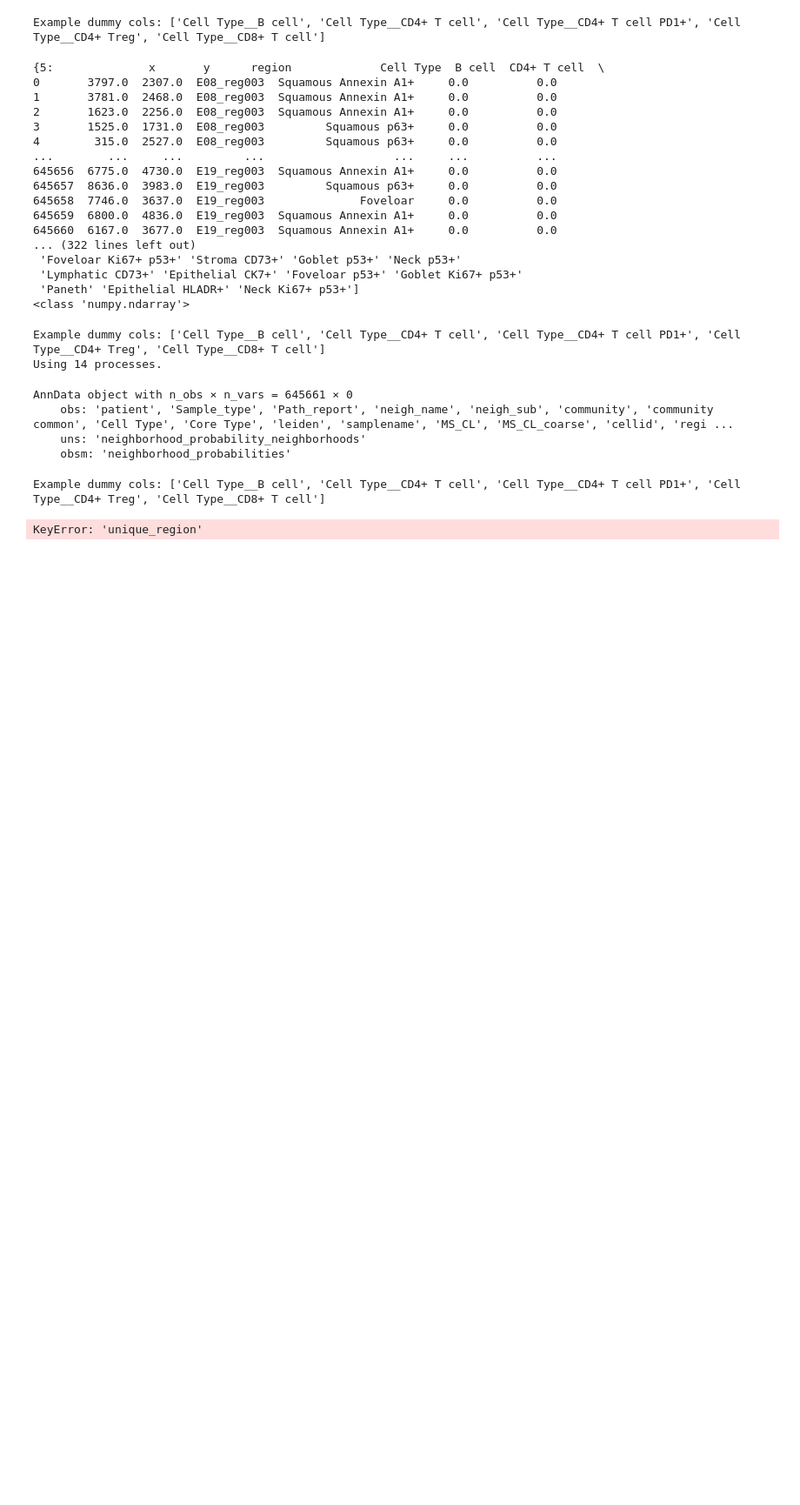
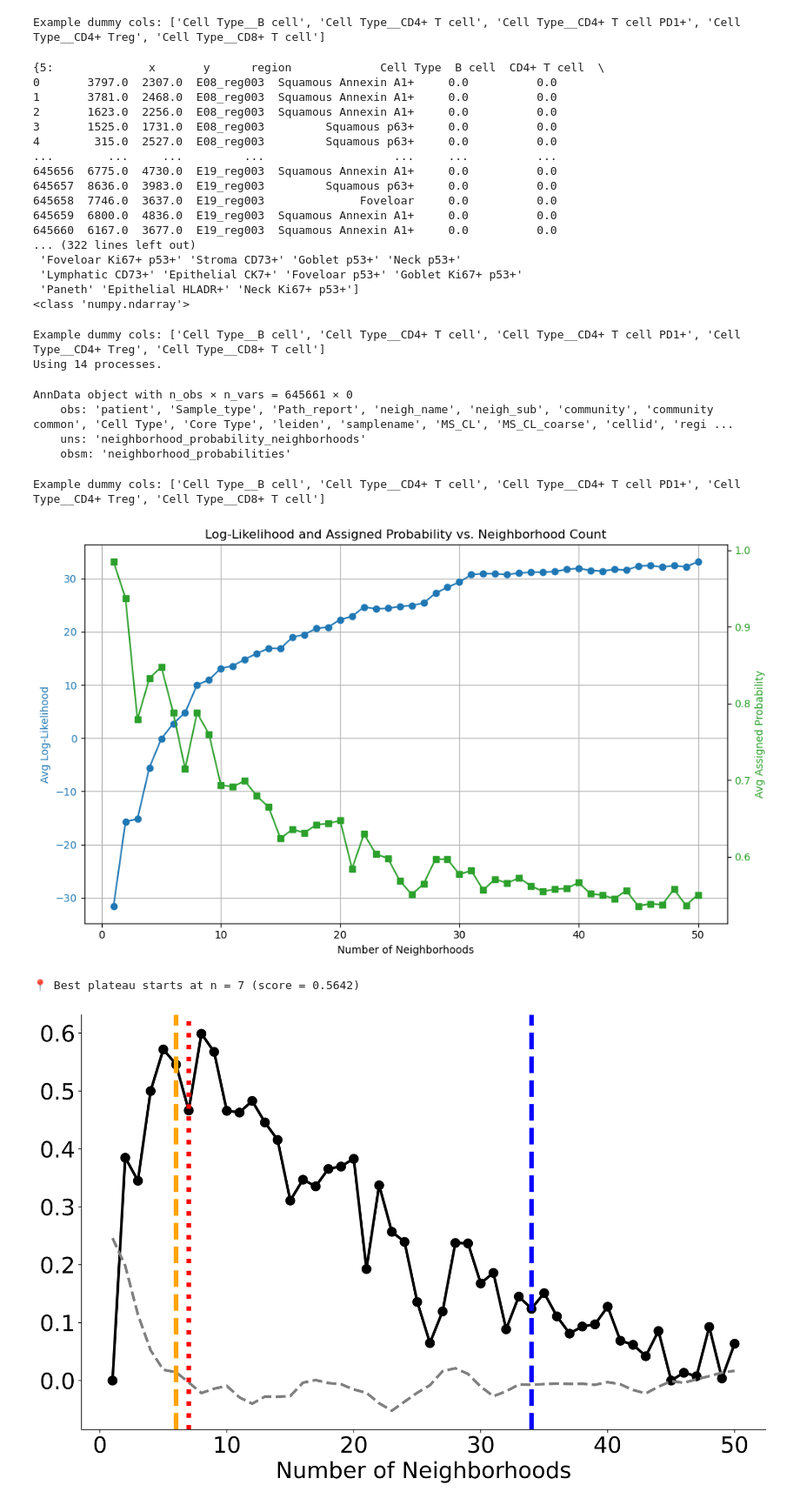
Before and after one commit to HickeyLab/Mingl, a Jupyter notebook: tutorials/fig6_sup5.ipynb, the cells around one changed output. Shown at 87% size. Drawn from its saved outputs; the diff is of its cells as text; code cells hidden in the pictures; blank space fills up the shorter version.

```diff
--- a/tutorials/fig6_sup5.ipynb
+++ b/tutorials/fig6_sup5.ipynb
@@ -87,7 +87,7 @@ summary_df, per_cell_df = mg.tl.run_mingle_over_n_clusters(
     plot_summary=True,
     x_key="x",
     y_key="y",
-    region_key="unique_region",
+    region_key="region",
 )
 
 ll_idx, ll_n, _ = mg.tl.find_elbow_point(
@@ -101,31 +101,33 @@ ll_idx, ll_n, _ = mg.tl.find_elbow_point(
 
 prob_idx, prob_n, _ = mg.tl.find_elbow_point(
     y_values=None,
     x_values=None,
     adata=adata_windows,
     uns_key="mingle_n_clusters",
     y_key="avg_assigned_probability",
     x_key="n_clusters",
 )
 
 # Step 2: Constrained plateau search (pulled from adata.uns)
 composite_df, best_n, ranked_plateaus = mg.tl.find_best_unsupervised_plateau(
     log_likelihoods=None,
     assigned_probs=None,
     elbow_min=min(ll_n, prob_n),
     elbow_max=max(ll_n, prob_n),
     adata=adata_windows,
     uns_key="mingle_n_clusters",
     ll_key="avg_log_likelihood",
     prob_key="avg_assigned_probability",
     out_uns_key="mingle_plateau_selection",  # optional; remove if you don't want storage
 )
 
 # Step 3: Plot (unchanged)
 mg.tl.plot_stable_composite(composite_df, best_n, ll_n, prob_n)
 
 # Step 4: View ranked plateau table
 print(ranked_plateaus)
 # %% [output]
 Example dummy cols: ['Cell Type__B cell', 'Cell Type__CD4+ T cell', 'Cell Type__CD4+ T cell PD1+', 'Cell Type__CD4+ Treg', 'Cell Type__CD8+ T cell']
+[figure, added]
-KeyError: 'unique_region'
+📍 Best plateau starts at n = 7 (score = 0.5642)
+[figure, added]
```
Also changed, not shown: parts of 1 cell of this notebook.
